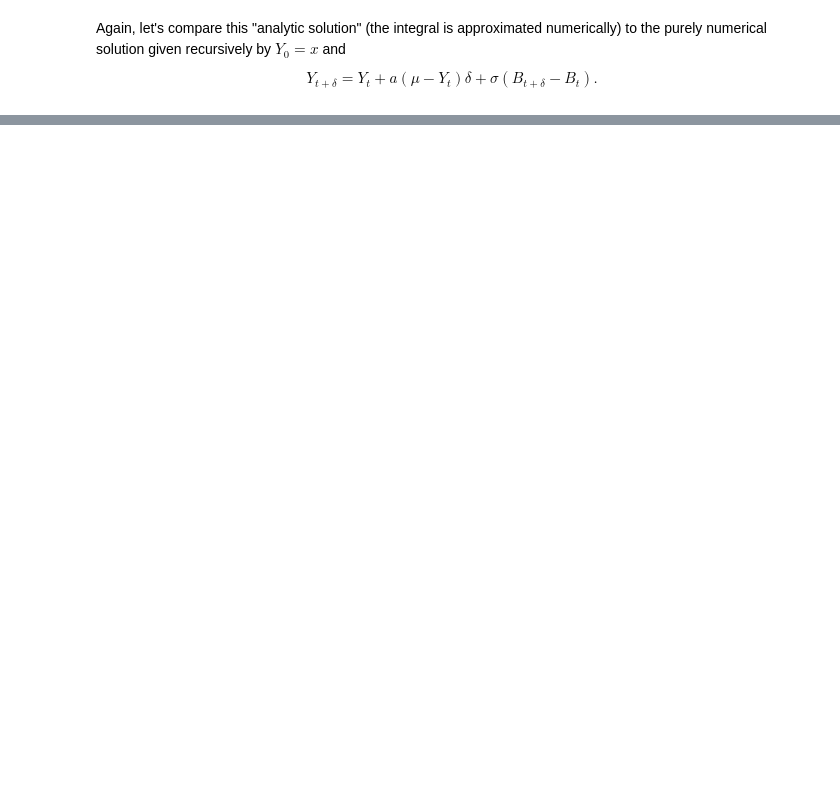
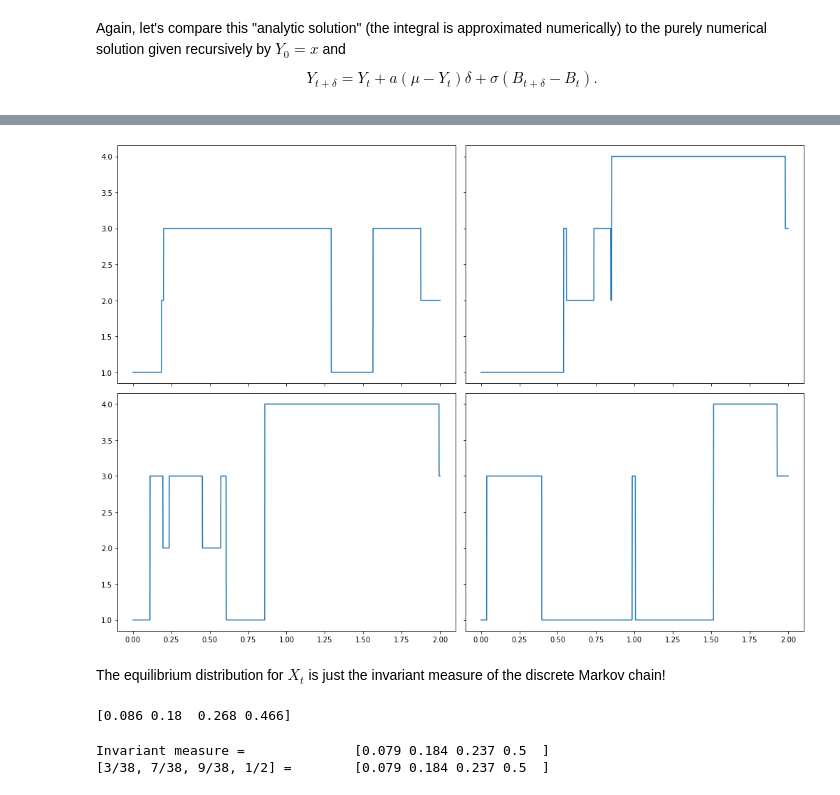
Before and after one commit to kevinrchilders/stochastics, a Jupyter notebook: stochastics.ipynb, the cells around one changed output, grey strips where cells are left out. Saved outputs shown, nothing was run; the diff lists cells and outputs as text; code cells hidden in the pictures; blank space fills up the shorter version.

```diff
--- a/stochastics.ipynb
+++ b/stochastics.ipynb
@@ -818,0 +935,74 @@ plt.tight_layout()
+# %%
+# Takes one step for the discrete Markov chain with the transition matrix above.
+
+def markov_step(state):
+  states = [1, 2, 3, 4]
+  Pi = np.array([[1/4, 1/4, 1/4, 1/4],
+                 [0, 1/4, 2/4, 1/4],
+                 [1/4, 2/4, 0, 1/4],
+                 [0, 0, 1/4, 3/4]])
+  return np.random.choice(states, p=Pi[state-1])
+# %%
+# Generate a sample of the process X_t described above on the interval [0, T], starting at state "start."
+# N is the number of time steps in a unit interval.
+# Returns the time steps and the sample.
+
+def X_path(start=1, lambd=4, T=2, N=1000):
+  n = np.random.poisson(lambd * T)                # Number of steps taken by time T
+  u = list(np.sort(np.random.rand(n)*T)) + [T+1]  # Locations of the n steps
+  t = np.linspace(0, T, N*T+1)                    # Time steps
+
+  # Find the states from the discrete Markov chain
+  states=[start]
+  for i in range(n):
+    states.append(markov_step(states[-1]))
+
+  # Fill in the sample.
+  X = []
+  j=0
+  for s in t:
+    if s > u[j]:
+      j += 1
+    X.append(states[j])
+
+  return t, X
+# %%
+# Plot some examples.
+
+fig, axes = plt.subplots(2,2, sharex=True, sharey=True, figsize=(14,10))
+for k in range(2):
+  for j in range(2):
+    t, X = X_path()
+    axes[k,j].plot(t, X)
+
+plt.tight_layout()
+# %% [output]
+[figure, added]
+# %% [markdown]
+The equilibrium distribution for $X_t$ is just the invariant measure of the discrete Markov chain!
+# %%
+# Simulation of equilibrium distribution
+
+states = np.zeros(4)
+for i in range(1000):
+  _, X = X_path(T=200, N=1)
+  states[X[-1]-1] += 1
+print(states/1000)
+# %% [output]
+[0.086 0.18  0.268 0.466]
+# %%
+# Calculation of equilibrium distribution using the discrete Markov chain.
+
+Pi = np.array([[1/4, 1/4, 1/4, 1/4],
+               [0, 1/4, 2/4, 1/4],
+               [1/4, 2/4, 0, 1/4],
+               [0, 0, 1/4, 3/4]])
+
+evec = np.real(np.linalg.eig(Pi.T)[1][:,0])
+evec = evec / np.sum(evec)
+
+print('Invariant measure =\t\t', np.round(evec,3))
+print('[3/38, 7/38, 9/38, 1/2] =\t', np.round([3/38, 7/38, 9/38, 1/2],3))
+# %% [output]
+Invariant measure =              [0.079 0.184 0.237 0.5  ]
+[3/38, 7/38, 9/38, 1/2] =        [0.079 0.184 0.237 0.5  ]
```
Also changed, not shown: parts of 27 cells of this notebook.
